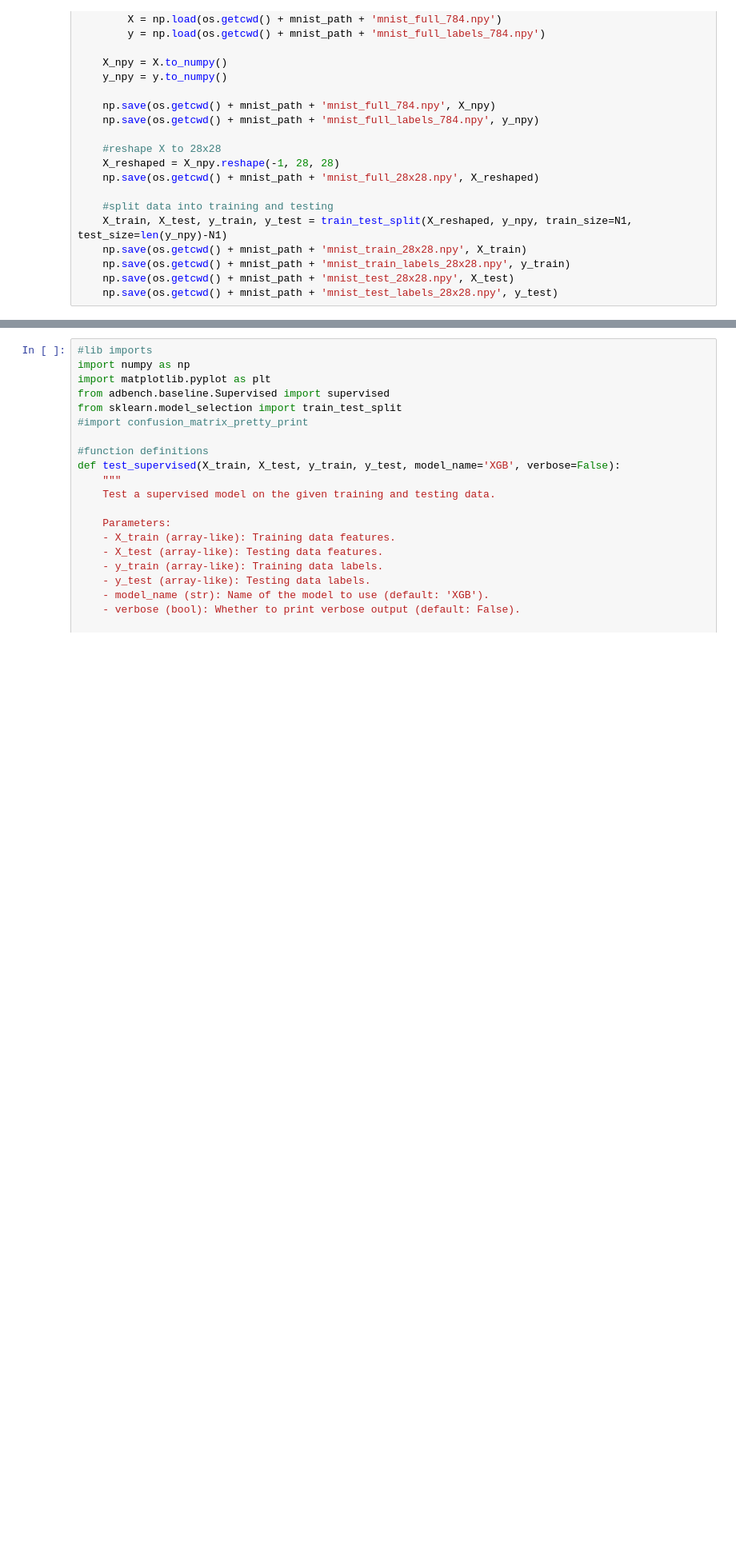
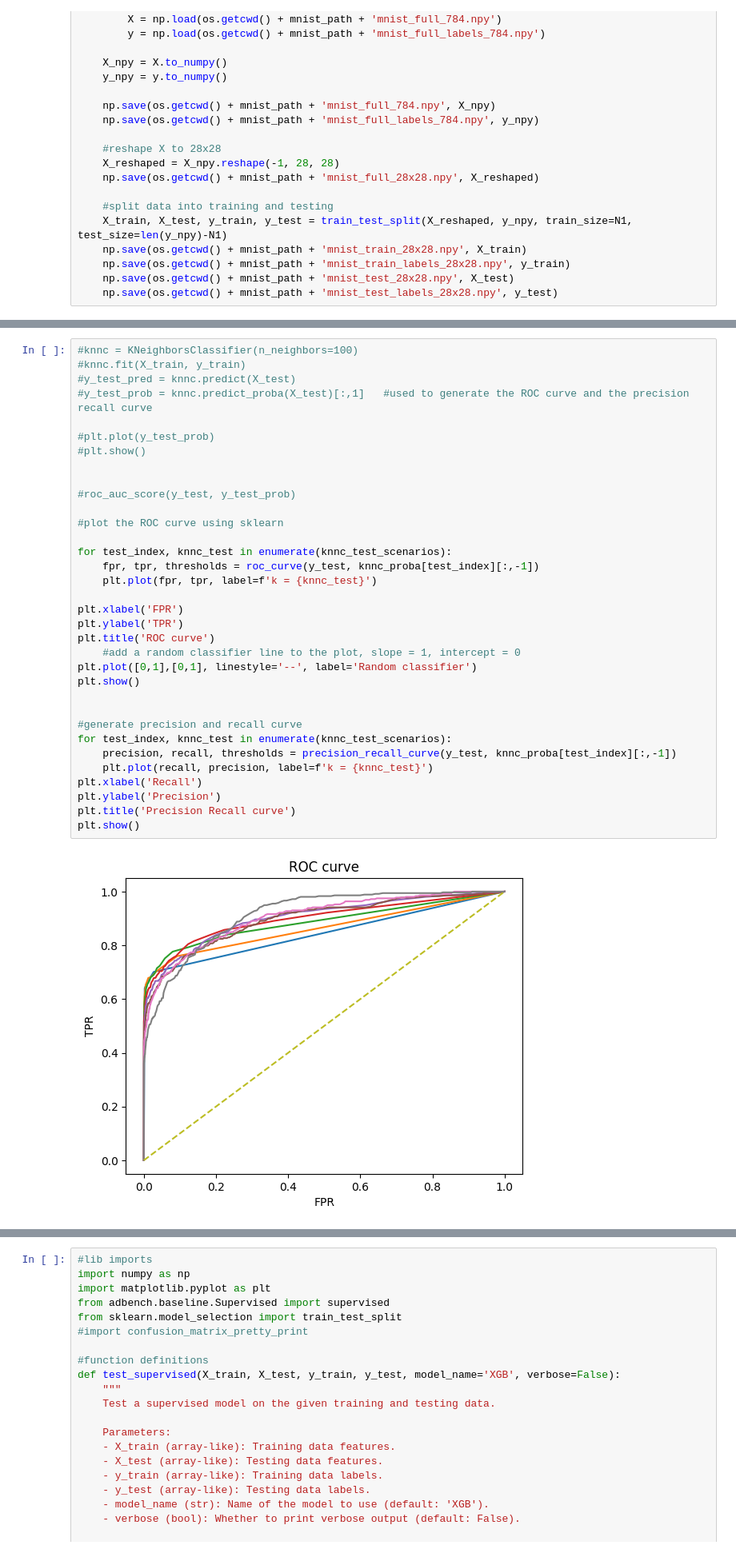
Before and after one commit to krisrjensen/csc730, a Jupyter notebook: assignment 6/csc730_assignment_6_KJ.ipynb, the cells around one changed output, grey strips where cells are left out. Shown at 80% size. Cells and saved outputs as stored; diff of their text form; blank space fills up the shorter version.

```diff
--- a/assignment 6/csc730_assignment_6_KJ.ipynb
+++ b/assignment 6/csc730_assignment_6_KJ.ipynb
@@ -246,0 +219,36 @@ Testing data has 12033 normal samples and 327 anomaly samples
+# %%
+#knnc = KNeighborsClassifier(n_neighbors=100)
+#knnc.fit(X_train, y_train)
+#y_test_pred = knnc.predict(X_test)
+#y_test_prob = knnc.predict_proba(X_test)[:,1]   #used to generate the ROC curve and the precision recall curve
+
+#plt.plot(y_test_prob)
+#plt.show()
+
+
+#roc_auc_score(y_test, y_test_prob)
+
+#plot the ROC curve using sklearn
+
+for test_index, knnc_test in enumerate(knnc_test_scenarios):
+    fpr, tpr, thresholds = roc_curve(y_test, knnc_proba[test_index][:,-1])
+    plt.plot(fpr, tpr, label=f'k = {knnc_test}')
+
+plt.xlabel('FPR')
+plt.ylabel('TPR')
+plt.title('ROC curve')
+    #add a random classifier line to the plot, slope = 1, intercept = 0
+plt.plot([0,1],[0,1], linestyle='--', label='Random classifier')
+plt.show()
+
+
+#generate precision and recall curve
+for test_index, knnc_test in enumerate(knnc_test_scenarios):
+    precision, recall, thresholds = precision_recall_curve(y_test, knnc_proba[test_index][:,-1])
+    plt.plot(recall, precision, label=f'k = {knnc_test}')
+plt.xlabel('Recall')
+plt.ylabel('Precision')
+plt.title('Precision Recall curve')
+plt.show()
+# %% [output]
+[figure, added]
```
Also changed, not shown: parts of 6 cells of this notebook, 2 other files.
